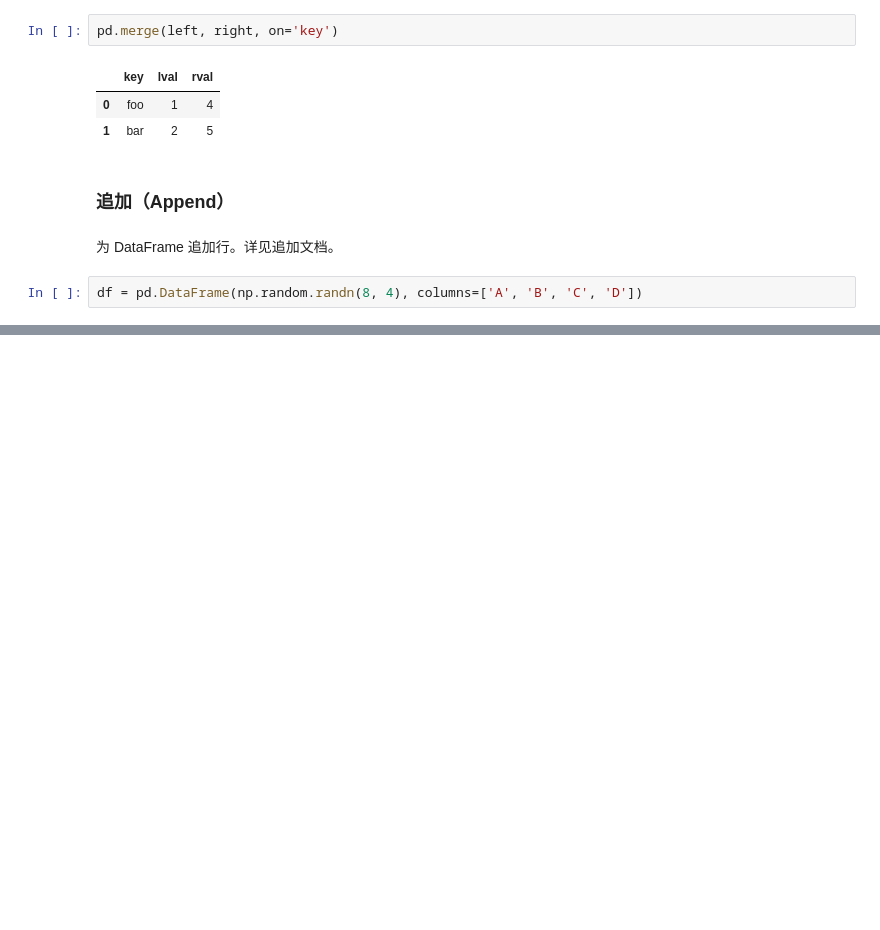
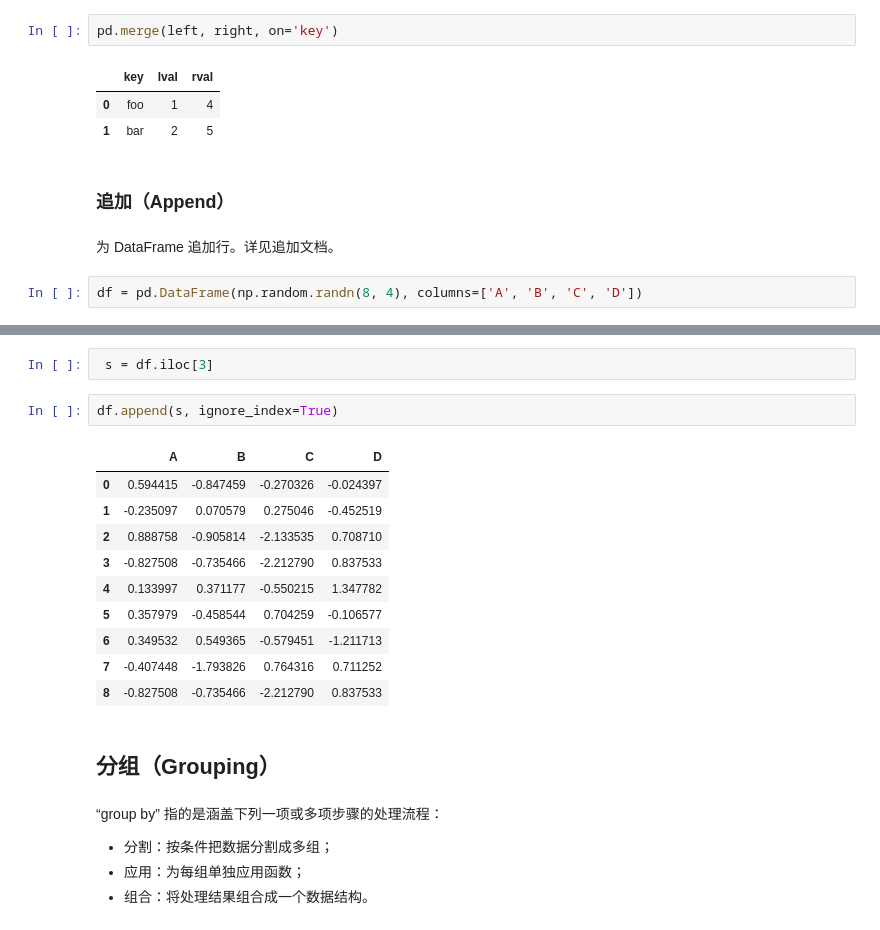
Before and after one commit to mangxiao2018/PandasSample, a Jupyter notebook: 1-入门Pandas.ipynb, the cells around one changed output, grey strips where cells are left out. Drawn from its saved outputs; the diff is of its cells as text; blank space fills up the shorter version.

```diff
--- a/1-入门Pandas.ipynb
+++ b/1-入门Pandas.ipynb
@@ -721,0 +734,23 @@ df = pd.DataFrame(np.random.randn(8, 4), columns=['A', 'B', 'C', 'D'])
+# %%
+ s = df.iloc[3]
+# %%
+df.append(s, ignore_index=True)
+# %% [output]
+|  | A | B | C | D |
+| 0 | 0.594415 | -0.847459 | -0.270326 | -0.024397 |
+| 1 | -0.235097 | 0.070579 | 0.275046 | -0.452519 |
+| 2 | 0.888758 | -0.905814 | -2.133535 | 0.708710 |
+| 3 | -0.827508 | -0.735466 | -2.212790 | 0.837533 |
+| 4 | 0.133997 | 0.371177 | -0.550215 | 1.347782 |
+| 5 | 0.357979 | -0.458544 | 0.704259 | -0.106577 |
+| 6 | 0.349532 | 0.549365 | -0.579451 | -1.211713 |
+| 7 | -0.407448 | -1.793826 | 0.764316 | 0.711252 |
+| 8 | -0.827508 | -0.735466 | -2.212790 | 0.837533 |
+# %% [markdown]
+## 分组（Grouping）
+# %% [markdown]
+“group by” 指的是涵盖下列一项或多项步骤的处理流程：
+
+- 分割：按条件把数据分割成多组；
+- 应用：为每组单独应用函数；
+- 组合：将处理结果组合成一个数据结构。
```
Also changed, not shown: parts of 21 cells of this notebook.
